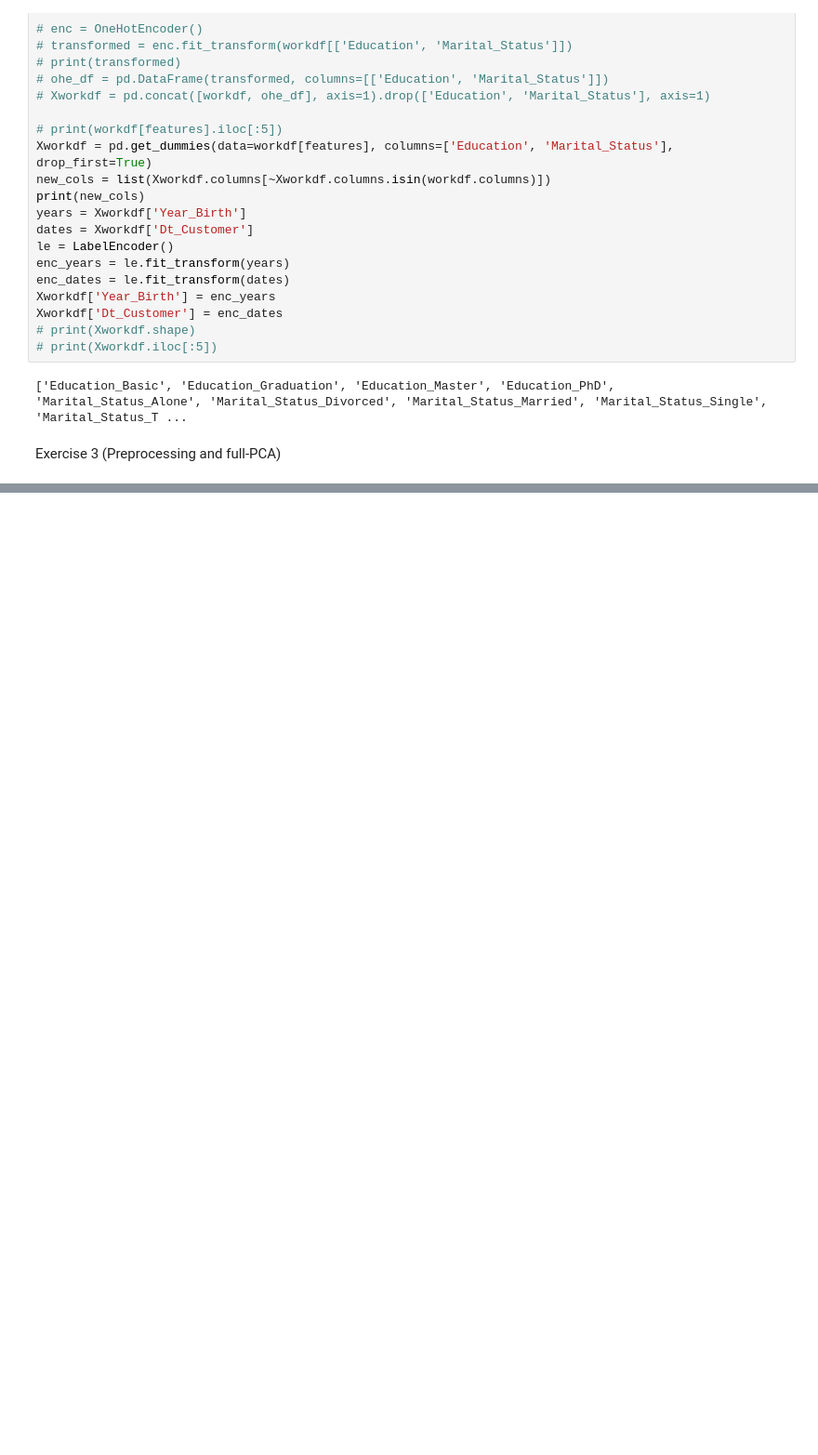
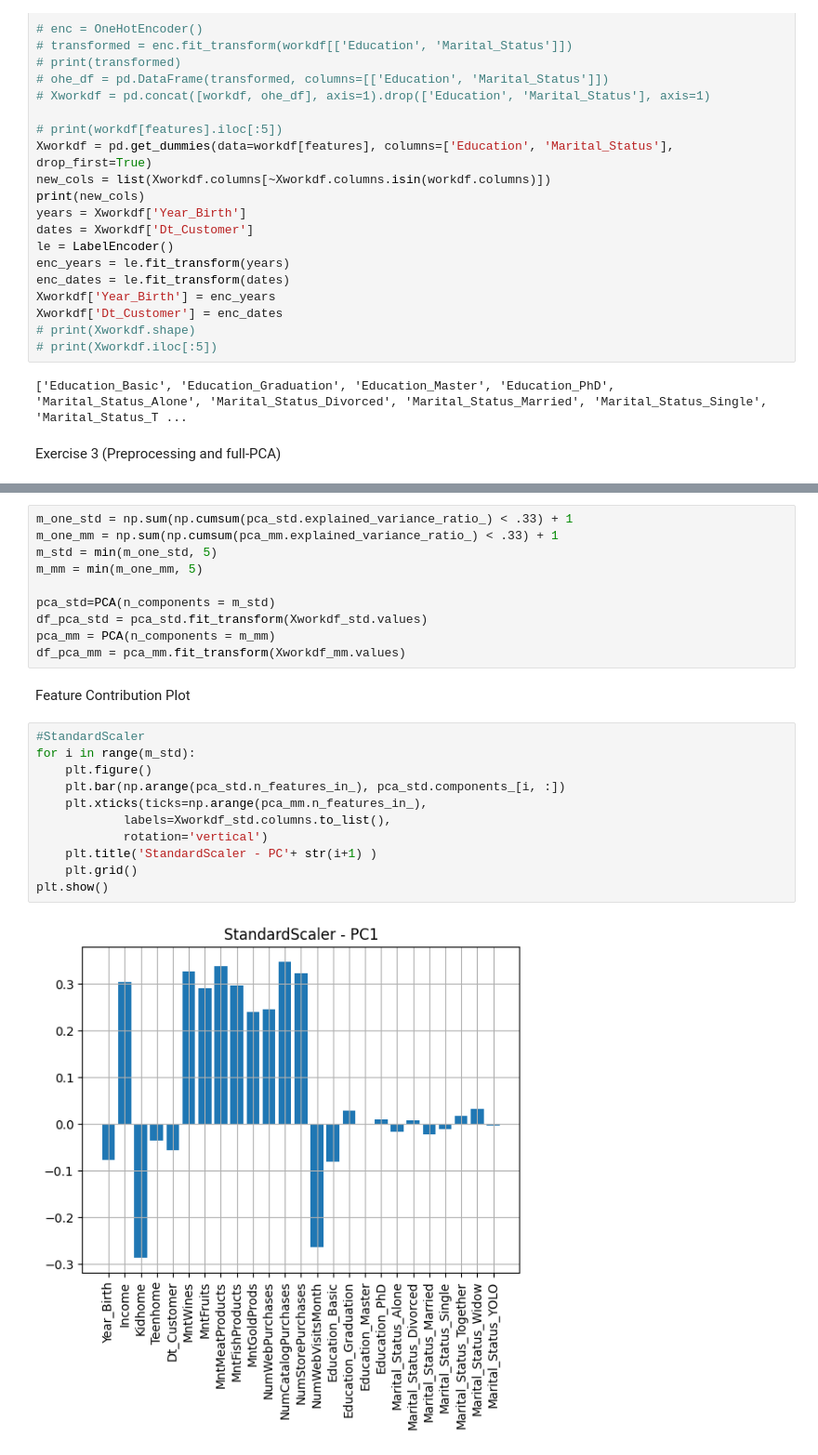
Before and after one commit to IAmReallyAlessio/homework_pca, a Jupyter notebook: pca.ipynb, the cells around one changed output, grey strips where cells are left out. Shown at 93% size. Saved outputs shown, nothing was run; the diff lists cells and outputs as text; blank space fills up the shorter version.

```diff
--- a/pca.ipynb
+++ b/pca.ipynb
@@ -126,0 +196,25 @@ Xworkdf_mm = pd.DataFrame(mm_features, index=Xworkdf.index, columns=Xworkdf.colu
+# %%
+m_one_std = np.sum(np.cumsum(pca_std.explained_variance_ratio_) < .33) + 1
+m_one_mm = np.sum(np.cumsum(pca_mm.explained_variance_ratio_) < .33) + 1
+m_std = min(m_one_std, 5)
+m_mm = min(m_one_mm, 5)
+
+pca_std=PCA(n_components = m_std)
+df_pca_std = pca_std.fit_transform(Xworkdf_std.values)
+pca_mm = PCA(n_components = m_mm)
+df_pca_mm = pca_mm.fit_transform(Xworkdf_mm.values)
+# %% [markdown]
+Feature Contribution Plot
+# %%
+#StandardScaler
+for i in range(m_std):
+    plt.figure()
+    plt.bar(np.arange(pca_std.n_features_in_), pca_std.components_[i, :])
+    plt.xticks(ticks=np.arange(pca_mm.n_features_in_),
+            labels=Xworkdf_std.columns.to_list(),
+            rotation='vertical')
+    plt.title('StandardScaler - PC'+ str(i+1) )
+    plt.grid()
+plt.show()
+# %% [output]
+[figure, added]
```
Also changed, not shown: parts of 16 cells of this notebook.
